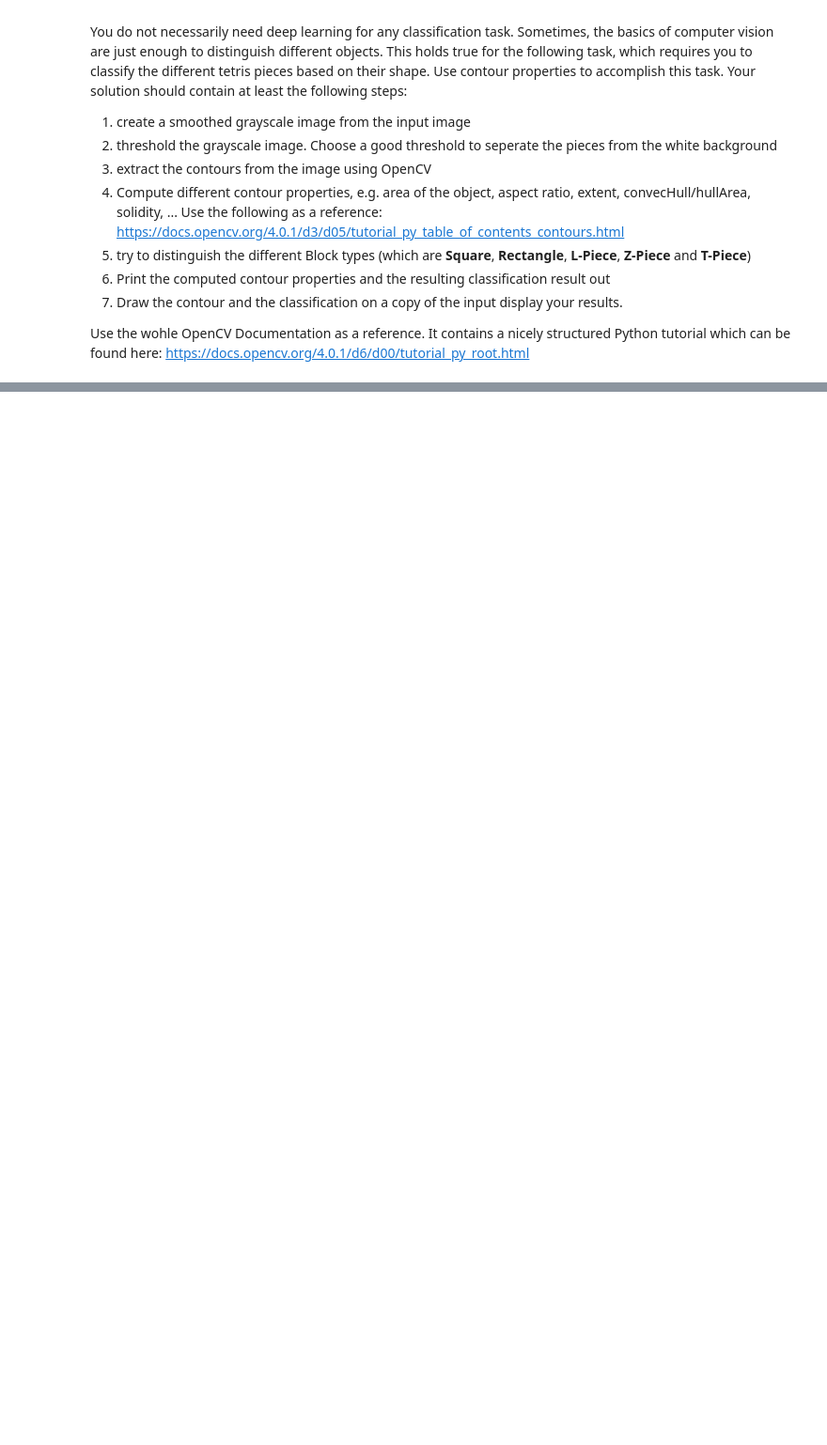
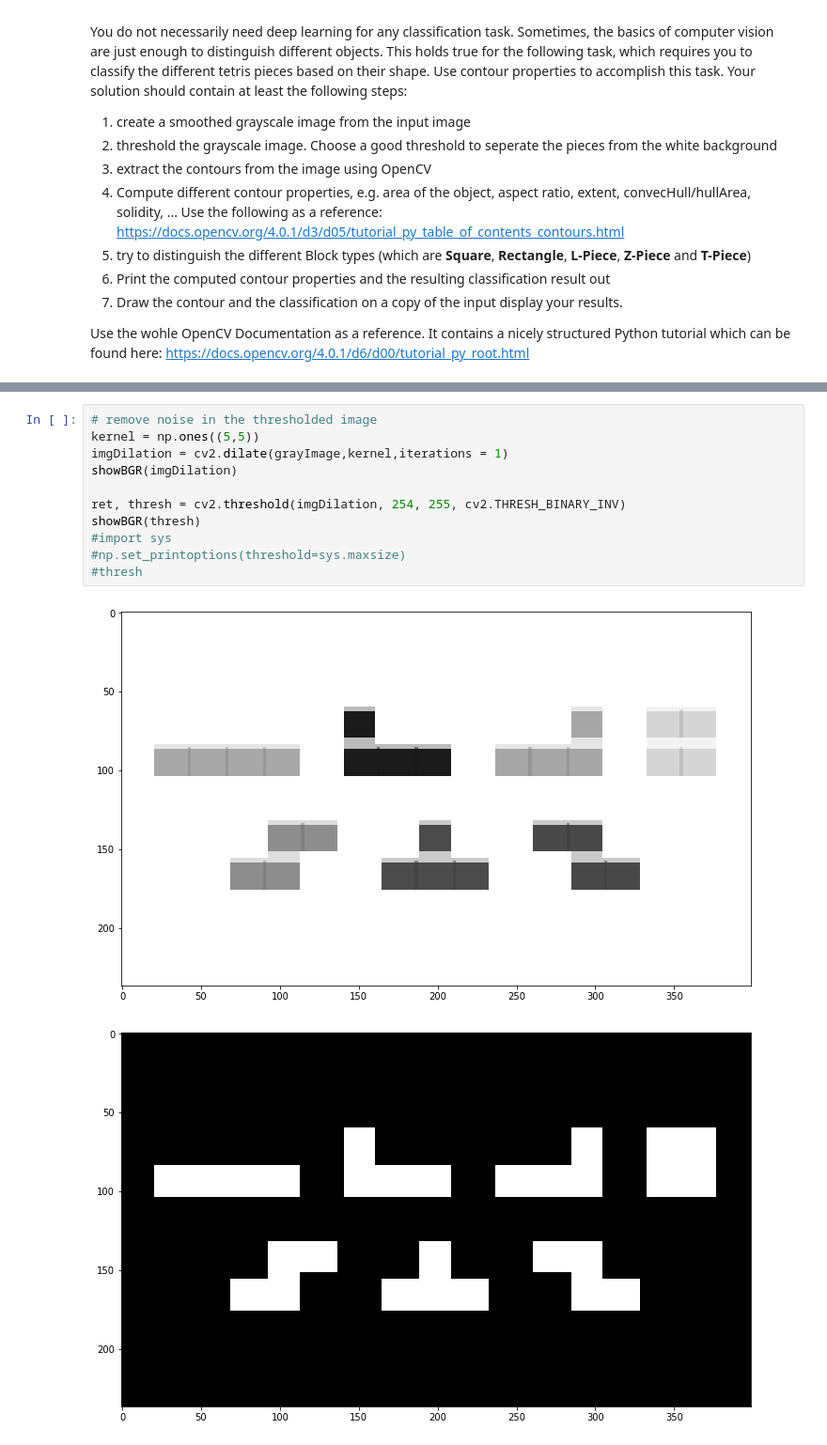
Before and after one commit to Nut/ailab, a Jupyter notebook: cv/notebooks/00_2_intro_opencv_and_basic_cv.ipynb, the cells around one changed output, grey strips where cells are left out. Shown at 94% size. Drawn from its saved outputs; the diff is of its cells as text; blank space fills up the shorter version.

```diff
--- a/cv/notebooks/00_2_intro_opencv_and_basic_cv.ipynb
+++ b/cv/notebooks/00_2_intro_opencv_and_basic_cv.ipynb
@@ -114,0 +124,14 @@ Use the wohle OpenCV Documentation as a reference. It contains a nicely structur
+# %%
+# remove noise in the thresholded image
+kernel = np.ones((5,5))
+imgDilation = cv2.dilate(grayImage,kernel,iterations = 1)
+showBGR(imgDilation)
+
+ret, thresh = cv2.threshold(imgDilation, 254, 255, cv2.THRESH_BINARY_INV)
+showBGR(thresh)
+#import sys
+#np.set_printoptions(threshold=sys.maxsize)
+#thresh
+# %% [output]
+[figure, added]
+[figure, added]
```
Also changed, not shown: parts of 6 cells of this notebook.
